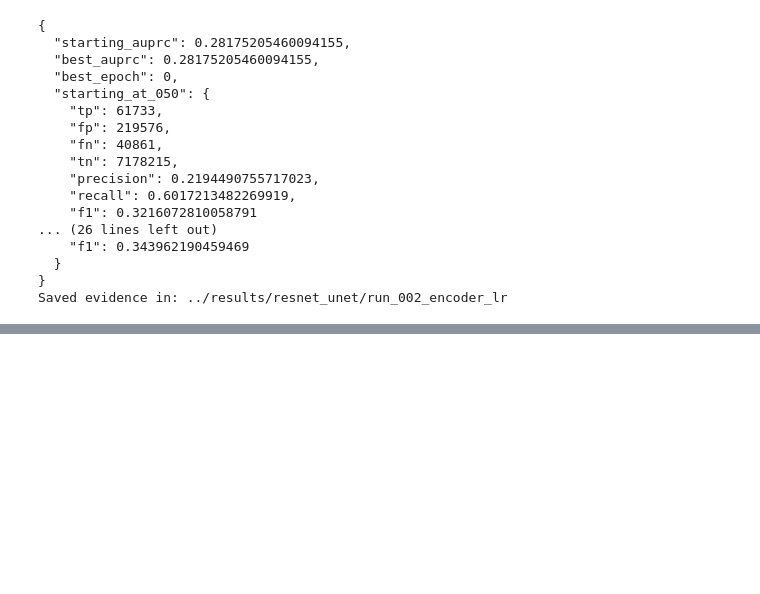
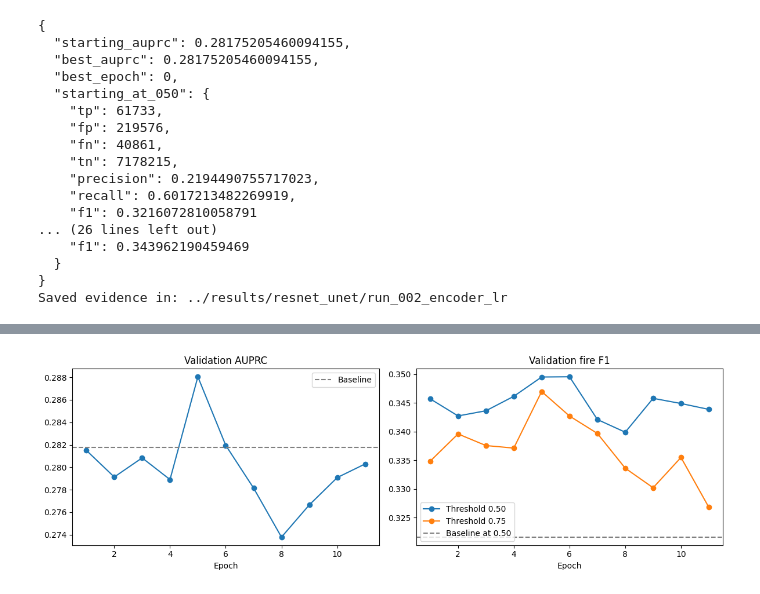
Before and after one commit to Randil01/Wildfire-Spread-Prediction-from-Satellite-Imagery, a Jupyter notebook: models/resnet_unet.ipynb, the cells around one changed output, grey strips where cells are left out. Saved outputs shown, nothing was run; the diff lists cells and outputs as text; code cells hidden in the pictures; blank space fills up the shorter version.

Commit message:
test the model and save final results

```diff
--- a/models/resnet_unet.ipynb
+++ b/models/resnet_unet.ipynb
@@ -1831,0 +1834,18 @@ Saved evidence in: ../results/resnet_unet/run_002_encoder_lr
+# %%
+import csv
+from pathlib import Path
+
+phase_d_csv = Path(
+    "../results/resnet_unet/run_002_encoder_lr/training_history.csv"
+)
+
+with phase_d_csv.open() as file:
+    phase_d_rows = list(csv.DictReader(file))
+
+for metric in ("val_auprc", "val_f1_050", "val_f1_075"):
+    best_row = max(phase_d_rows, key=lambda row: float(row[metric]))
+    print(
+        metric,
+        "| best epoch:", best_row["epoch"],
+        "| value:", round(float(best_row[metric]), 4)
+    )
@@ -1831,0 +2041,76 @@ Saved evidence in: ../results/resnet_unet/run_002_encoder_lr
+# %%
+def evaluate_saved_checkpoint(path):
+    checkpoint = torch.load(path, map_location=device, weights_only=True)
+    weights = checkpoint.get("model_state_dict", checkpoint)
+    model.load_state_dict(weights)
+    result = validate()
+
+    for threshold in ("at_050", "at_075"):
+        counts = result[threshold]
+        denominator = counts["tp"] + counts["fp"] + counts["fn"]
+        counts["fire_iou"] = counts["tp"] / denominator if denominator else 0
+
+    return result
+
+comparison = {
+    "baseline": starting_result,
+    "best_auprc_epoch": best_auprc_epoch,
+    "best_auprc_checkpoint": evaluate_saved_checkpoint(
+        run_dir / "best_auprc.pt"
+    ),
+    "best_f1_050_epoch": best_f1_epoch,
+    "best_f1_050_checkpoint": evaluate_saved_checkpoint(
+        run_dir / "best_f1_050.pt"
+    ),
+}
+
+with (run_dir / "validation_comparison.json").open("w") as file:
+    json.dump(comparison, file, indent=2)
+
+epochs = [row["epoch"] for row in history_e]
+fig, axes = plt.subplots(1, 2, figsize=(12, 4))
+
+axes[0].plot(
+    epochs, [row["val_auprc"] for row in history_e], marker="o"
+)
+axes[0].axhline(
+    starting_result["val_auprc"], color="gray", linestyle="--",
+    label="Baseline"
+)
+axes[0].set_title("Validation AUPRC")
+axes[0].set_xlabel("Epoch")
+axes[0].legend()
+
+axes[1].plot(
+    epochs, [row["val_f1_050"] for row in history_e],
+    marker="o", label="Threshold 0.50"
+)
+axes[1].plot(
+    epochs, [row["val_f1_075"] for row in history_e],
+    marker="o", label="Threshold 0.75"
+)
+axes[1].axhline(
+    starting_result["at_050"]["f1"],
+    color="gray", linestyle="--", label="Baseline at 0.50"
+)
+axes[1].set_title("Validation fire F1")
+axes[1].set_xlabel("Epoch")
+axes[1].legend()
+
+plt.tight_layout()
+plt.savefig(run_dir / "training_curves.png", dpi=180)
+plt.show()
+
+for name in ("baseline", "best_auprc_checkpoint", "best_f1_050_checkpoint"):
+    result = comparison[name]
+    print(
+        name,
+        "| AUPRC:", round(result["val_auprc"], 4),
+        "| F1@0.50:", round(result["at_050"]["f1"], 4),
+        "| IoU@0.50:", round(result["at_050"].get("fire_iou", 0), 4),
+        "| FP@0.50:", result["at_050"]["fp"]
+    )
+
+print("Saved:", run_dir / "validation_comparison.json")
+# %% [output]
+[figure, added]
```
Also changed, not shown: parts of 26 cells of this notebook.
